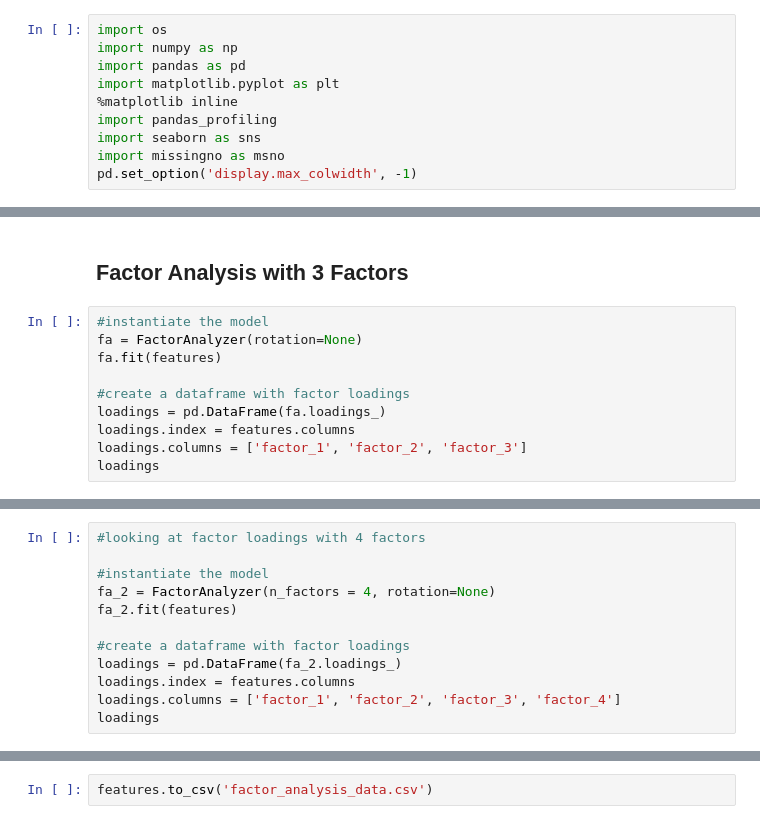
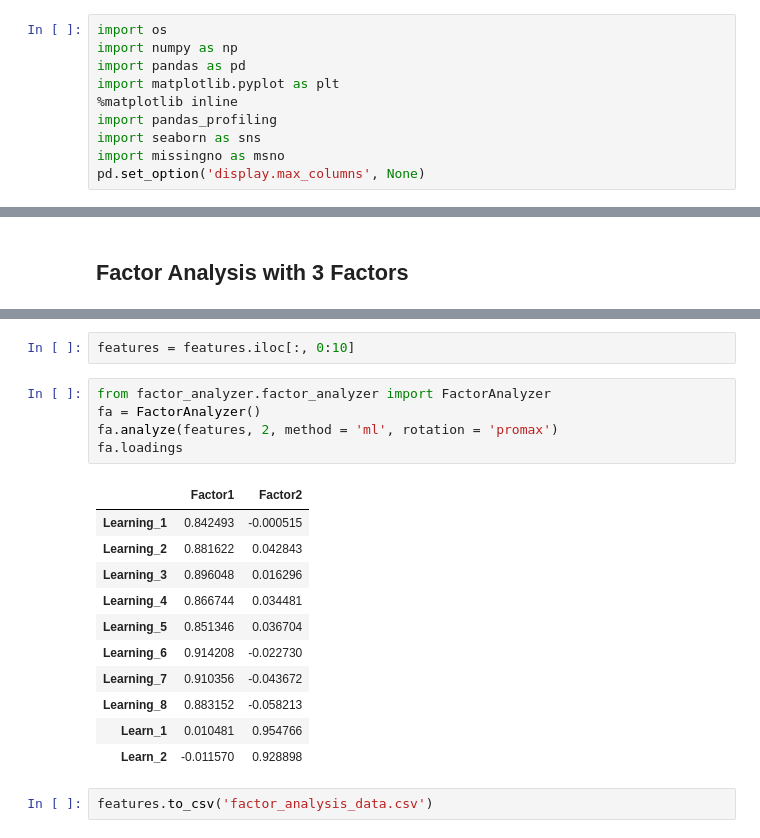
Before and after one commit to sam-cannon/AOM, a Jupyter notebook: AOM_Measure_Data.ipynb, the cells around one changed output, grey strips where cells are left out. Cells and saved outputs as stored; diff of their text form.

```diff
--- a/AOM_Measure_Data.ipynb
+++ b/AOM_Measure_Data.ipynb
@@ -11,5 +11,5 @@ import matplotlib.pyplot as plt
 import pandas_profiling
 import seaborn as sns
 import missingno as msno
-pd.set_option('display.max_colwidth', -1)
+pd.set_option('display.max_columns', None)
 # %%
@@ -176,12 +176,2 @@ kmo_model
 # %% [markdown]
 ## Factor Analysis with 3 Factors
-# %%
-#instantiate the model
-fa = FactorAnalyzer(rotation=None)
-fa.fit(features)
-
-#create a dataframe with factor loadings
-loadings = pd.DataFrame(fa.loadings_)
-loadings.index = features.columns
-loadings.columns = ['factor_1', 'factor_2', 'factor_3']
-loadings
@@ -219,12 +177,0 @@ array([0.7132297 , 0.80081164, 0.80929103, 0.7865717 , 0.75611316,
-# %%
-#looking at factor loadings with 4 factors
-
-#instantiate the model
-fa_2 = FactorAnalyzer(n_factors = 4, rotation=None)
-fa_2.fit(features)
-
-#create a dataframe with factor loadings
-loadings = pd.DataFrame(fa_2.loadings_)
-loadings.index = features.columns
-loadings.columns = ['factor_1', 'factor_2', 'factor_3', 'factor_4']
-loadings
@@ -249,2 +178,21 @@ loadings
+# %%
+features = features.iloc[:, 0:10]
+# %%
+from factor_analyzer.factor_analyzer import FactorAnalyzer
+fa = FactorAnalyzer()
+fa.analyze(features, 2, method = 'ml', rotation = 'promax')
+fa.loadings
+# %% [output]
+|  | Factor1 | Factor2 |
+| Learning_1 | 0.842493 | -0.000515 |
+| Learning_2 | 0.881622 | 0.042843 |
+| Learning_3 | 0.896048 | 0.016296 |
+| Learning_4 | 0.866744 | 0.034481 |
+| Learning_5 | 0.851346 | 0.036704 |
+| Learning_6 | 0.914208 | -0.022730 |
+| Learning_7 | 0.910356 | -0.043672 |
+| Learning_8 | 0.883152 | -0.058213 |
+| Learn_1 | 0.010481 | 0.954766 |
+| Learn_2 | -0.011570 | 0.928898 |
 # %%
 features.to_csv('factor_analysis_data.csv')
```
Also changed, not shown: parts of 7 cells of this notebook.
